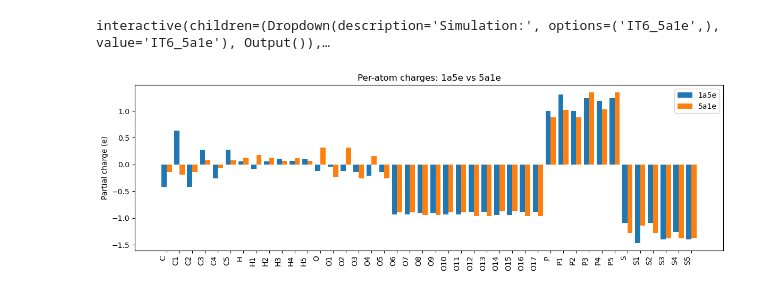
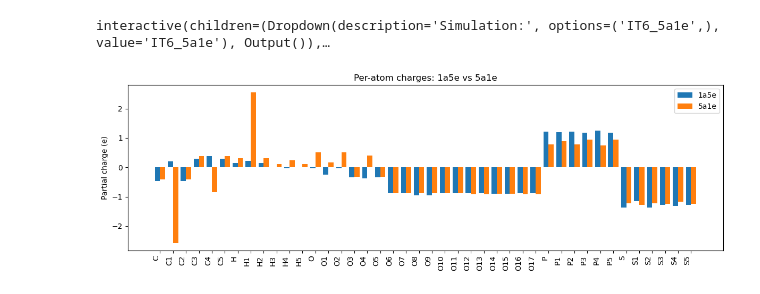
Before and after one commit to JALK96/electrofit-ip6-paper-2025, a Jupyter notebook: notebooks/traj.ipynb, the cells around one changed output. Drawn from its saved outputs; the diff is of its cells as text; code cells hidden in the pictures.

```diff
--- a/notebooks/traj.ipynb
+++ b/notebooks/traj.ipynb
@@ -192,8 +192,8 @@ import matplotlib.pyplot as plt
 import pandas as pd
 import re
 
-mol2_1a5e = "/home/johannal96/Publications.nobackup/2025/electrofit-ip6-paper-2025/projects/IT6-param-1a5e/process/IT6_1a5e/results/averaged_IT6_1a5e.mol2"
-mol2_5a1e = "/home/johannal96/Publications.nobackup/2025/electrofit-ip6-paper-2025/projects/IT6-param-5a1e/process/IT6_5a1e/results/averaged_IT6_1a5e.mol2"
+mol2_1a5e = "/home/johannal96/Publications.nobackup/2025/electrofit-ip6-paper-2025/projects/IT6-param-1a5e-50mM/process/IT6_1a5e/results/averaged_IT6_1a5e.mol2"
+mol2_5a1e = "/home/johannal96/Publications.nobackup/2025/electrofit-ip6-paper-2025/projects/IT6-param-5a1e-50mM/process/IT6_5a1e/results/averaged_IT6_5a1e.mol2"
 
 def read_mol2_charges(path):
     atoms = []
@@ -216,31 +216,31 @@ def read_mol2_charges(path):
 
 df1 = read_mol2_charges(mol2_1a5e).rename(columns={"charge": "q_1a5e"})
 df2 = read_mol2_charges(mol2_5a1e).rename(columns={"charge": "q_5a1e"})
 
 def natural_key(name):
     m = re.match(r"([A-Za-z]+)(\d*)$", name)
     if not m:
         return (name, 0)
     prefix, num = m.groups()
     return (prefix, int(num) if num else 0)
 
 merged = pd.merge(df1, df2, on="atom", how="outer").sort_values(
     "atom", key=lambda s: s.map(natural_key)
 ).reset_index(drop=True)
 
 fig, ax = plt.subplots(figsize=(12, 4))
 x = range(len(merged))
 width = 0.4
 
 ax.bar([i - width/2 for i in x], merged["q_1a5e"], width=width, label="1a5e")
 ax.bar([i + width/2 for i in x], merged["q_5a1e"], width=width, label="5a1e")
 
 ax.set_xticks(x)
 ax.set_xticklabels(merged["atom"], rotation=90, ha="right")
 ax.set_ylabel("Partial charge (e)")
 ax.set_title("Per-atom charges: 1a5e vs 5a1e")
 ax.legend()
 plt.tight_layout()
 plt.show()
 # %% [output]
-[figure, old version]
+[figure, new version]
```
Also changed, not shown: parts of 1 cell of this notebook, 1 other file.
